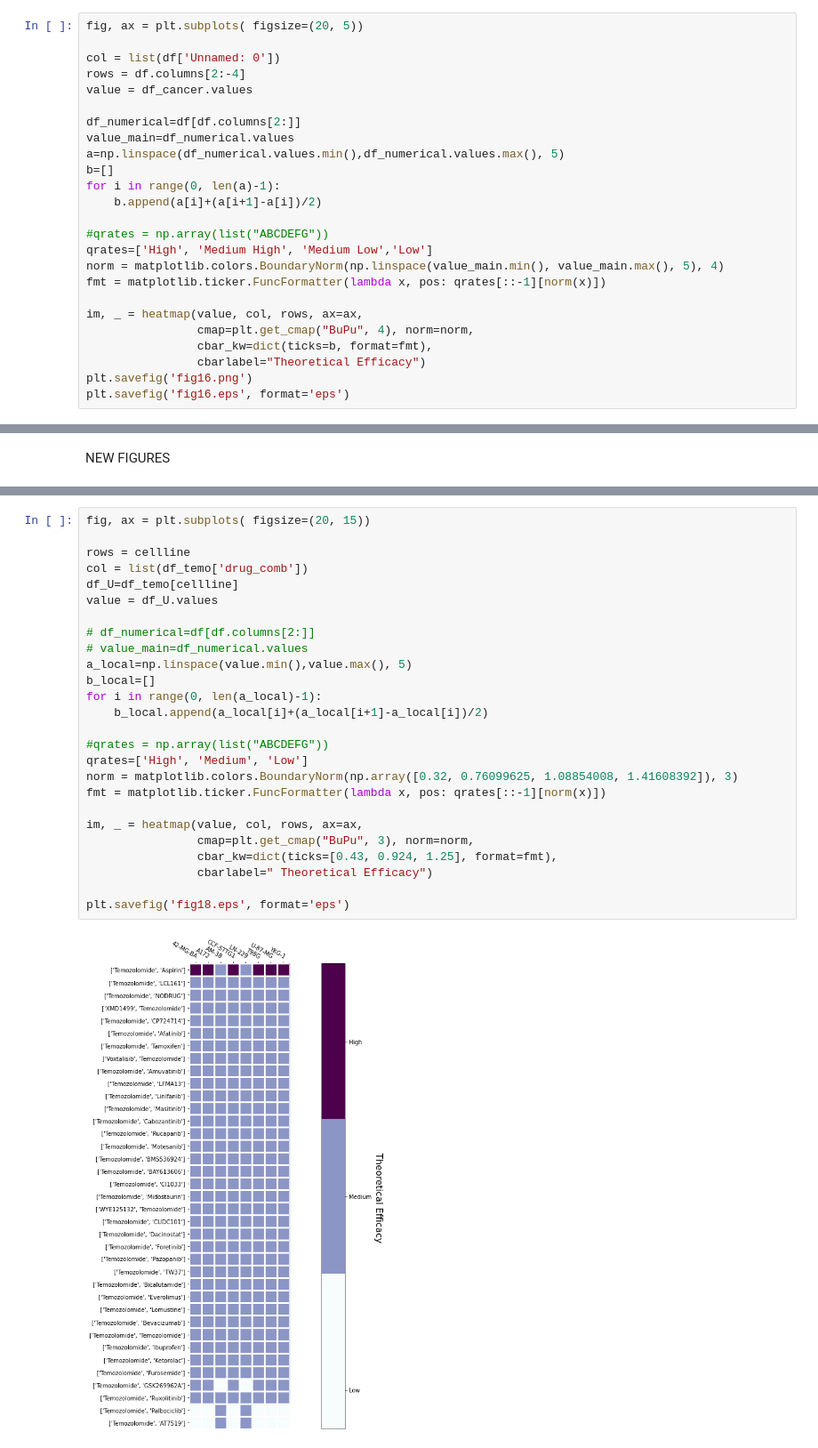
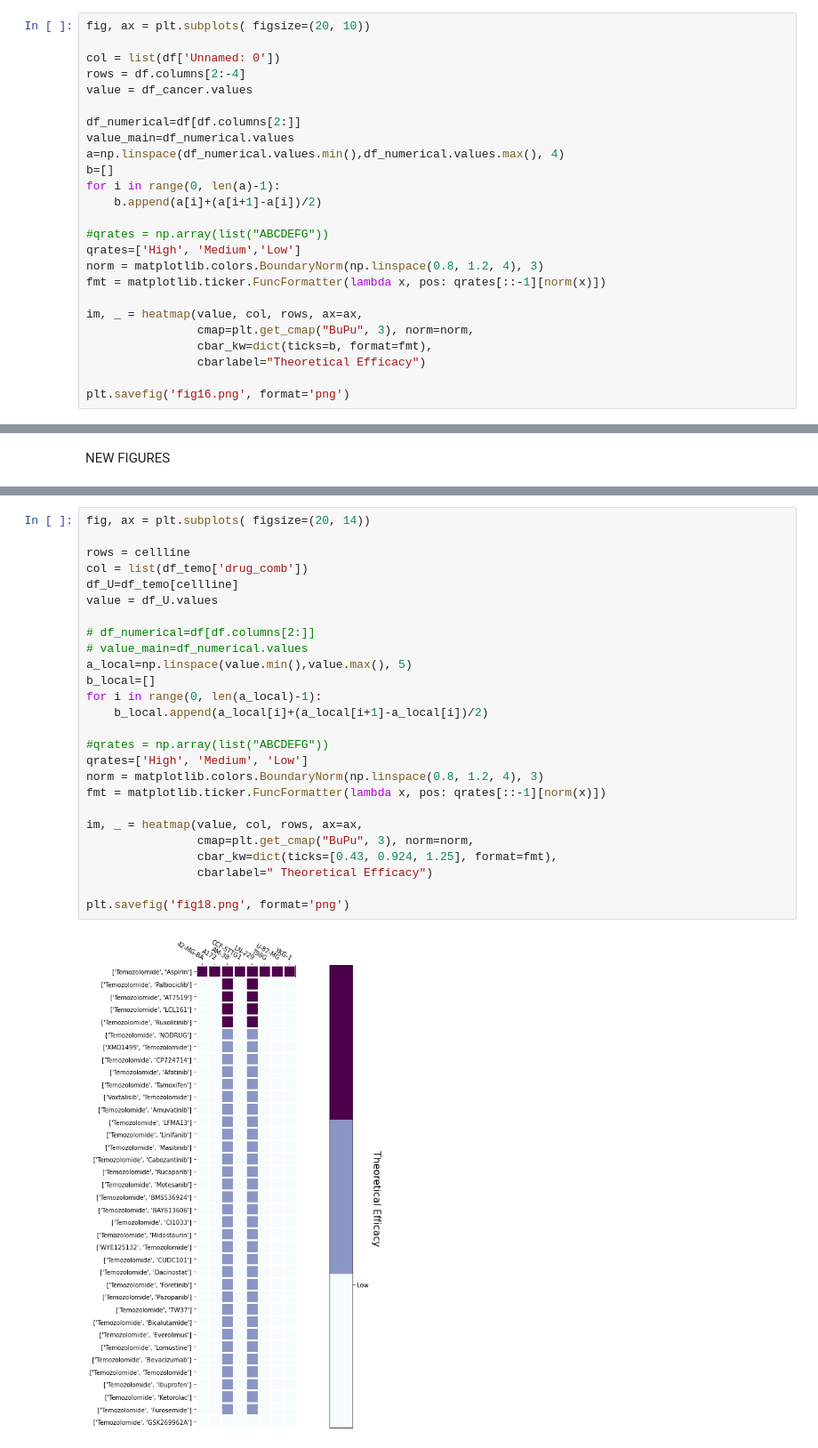
Before and after one commit to sarafradhika/Glioblastoma_Boolean_Network, a Jupyter notebook: Figures.ipynb, the cells around one changed output, grey strips where cells are left out. Shown at 89% size. Cells and saved outputs as stored; diff of their text form.

```diff
--- a/Figures.ipynb
+++ b/Figures.ipynb
@@ -135,7 +135,7 @@ def annotate_heatmap(im, data=None, valfmt="{x:.2f}",
 df=pd.read_csv("DRUGS_COMBO_GBM.csv")
 df_cancer=df[df.columns[2:-4]]
 # %%
-fig, ax = plt.subplots( figsize=(20, 5))
+fig, ax = plt.subplots( figsize=(20, 10))
 
 col = list(df['Unnamed: 0'])
 rows = df.columns[2:-4]
@@ -143,20 +143,20 @@ value = df_cancer.values
 
 df_numerical=df[df.columns[2:]]
 value_main=df_numerical.values
-a=np.linspace(df_numerical.values.min(),df_numerical.values.max(), 5)
+a=np.linspace(df_numerical.values.min(),df_numerical.values.max(), 4)
 b=[]
 for i in range(0, len(a)-1):
     b.append(a[i]+(a[i+1]-a[i])/2)
 
 #qrates = np.array(list("ABCDEFG"))
-qrates=['High', 'Medium High', 'Medium Low','Low']
-norm = matplotlib.colors.BoundaryNorm(np.linspace(value_main.min(), value_main.max(), 5), 4)
+qrates=['High', 'Medium','Low']
+norm = matplotlib.colors.BoundaryNorm(np.linspace(0.8, 1.2, 4), 3)
 fmt = matplotlib.ticker.FuncFormatter(lambda x, pos: qrates[::-1][norm(x)])
 
 im, _ = heatmap(value, col, rows, ax=ax,
-                cmap=plt.get_cmap("BuPu", 4), norm=norm,
+                cmap=plt.get_cmap("BuPu", 3), norm=norm,
                 cbar_kw=dict(ticks=b, format=fmt),
                 cbarlabel="Theoretical Efficacy")
-plt.savefig('fig16.png')
-plt.savefig('fig16.eps', format='eps')
+
+plt.savefig('fig16.png', format='png')
 # %% [output]
@@ -284,28 +283,28 @@ df_temo.head()
 # %%
-fig, ax = plt.subplots( figsize=(20, 15))
+fig, ax = plt.subplots( figsize=(20, 14))
 
 rows = cellline
 col = list(df_temo['drug_comb'])
 df_U=df_temo[cellline]
 value = df_U.values
 
 # df_numerical=df[df.columns[2:]]
 # value_main=df_numerical.values
 a_local=np.linspace(value.min(),value.max(), 5)
 b_local=[]
 for i in range(0, len(a_local)-1):
     b_local.append(a_local[i]+(a_local[i+1]-a_local[i])/2)
 
 #qrates = np.array(list("ABCDEFG"))
 qrates=['High', 'Medium', 'Low']
-norm = matplotlib.colors.BoundaryNorm(np.array([0.32, 0.76099625, 1.08854008, 1.41608392]), 3)
+norm = matplotlib.colors.BoundaryNorm(np.linspace(0.8, 1.2, 4), 3)
 fmt = matplotlib.ticker.FuncFormatter(lambda x, pos: qrates[::-1][norm(x)])
 
 im, _ = heatmap(value, col, rows, ax=ax,
                 cmap=plt.get_cmap("BuPu", 3), norm=norm,
                 cbar_kw=dict(ticks=[0.43, 0.924, 1.25], format=fmt),
                 cbarlabel=" Theoretical Efficacy")
 
-plt.savefig('fig18.eps', format='eps')
+plt.savefig('fig18.png', format='png')
 # %% [output]
-[figure, old version]
+[figure, new version]
```
Also changed, not shown: parts of 7 cells of this notebook, 10 other files.
